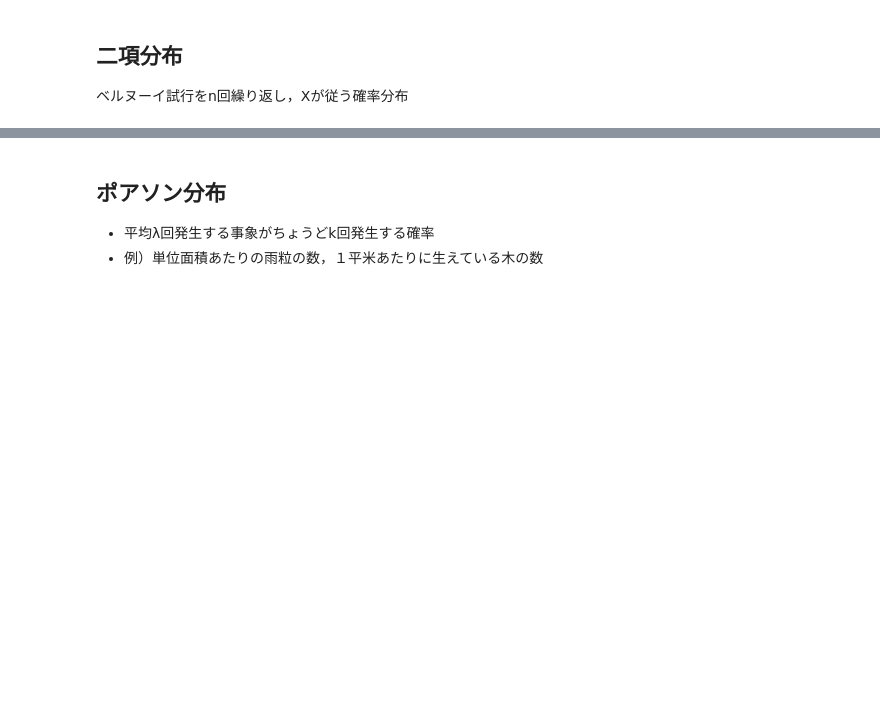
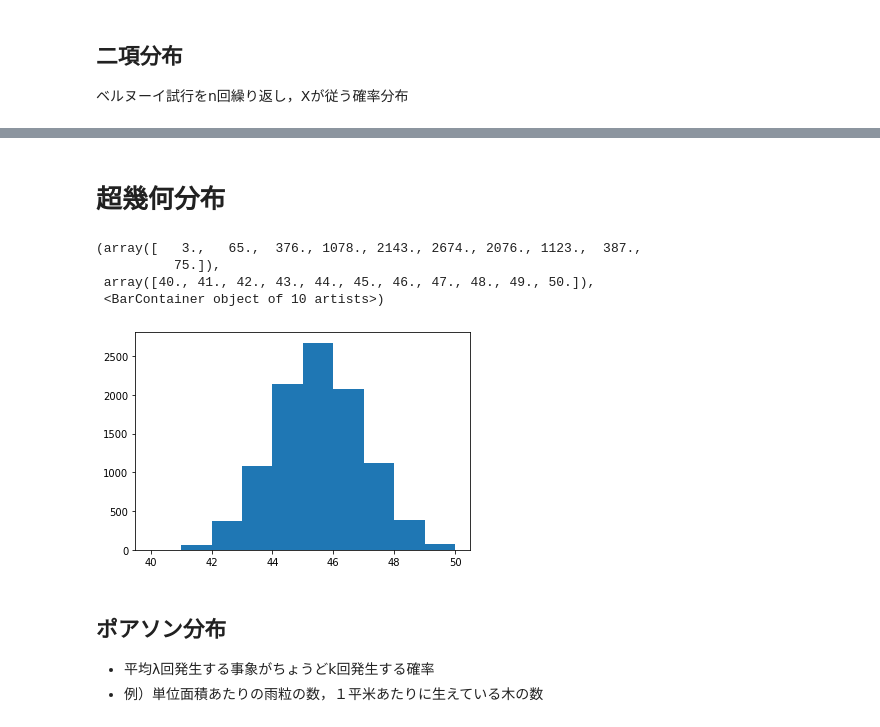
Before and after one commit to MuNeNICK/Probability_Statics_1, a Jupyter notebook: 5430_0721.ipynb, the cells around one changed output, grey strips where cells are left out. Drawn from its saved outputs; the diff is of its cells as text; code cells hidden in the pictures; blank space fills up the shorter version.

```diff
--- a/5430_0721.ipynb
+++ b/5430_0721.ipynb
@@ -68,3 +141,15 @@ plt.plot(x, uni_pdf)
+# %% [markdown]
+# 超幾何分布
+# %%
+white,red,nsamp = 90, 10, 50
+s = np.random.hypergeometric(white,red,nsamp,10000)
+plt.hist(s)
+# %% [output]
+(array([   3.,   65.,  376., 1078., 2143., 2674., 2076., 1123.,  387.,
+          75.]),
+ array([40., 41., 42., 43., 44., 45., 46., 47., 48., 49., 50.]),
+ <BarContainer object of 10 artists>)
+[figure, added]
 # %% [markdown]
 ## ポアソン分布
 
```
Also changed, not shown: parts of 9 cells of this notebook.
